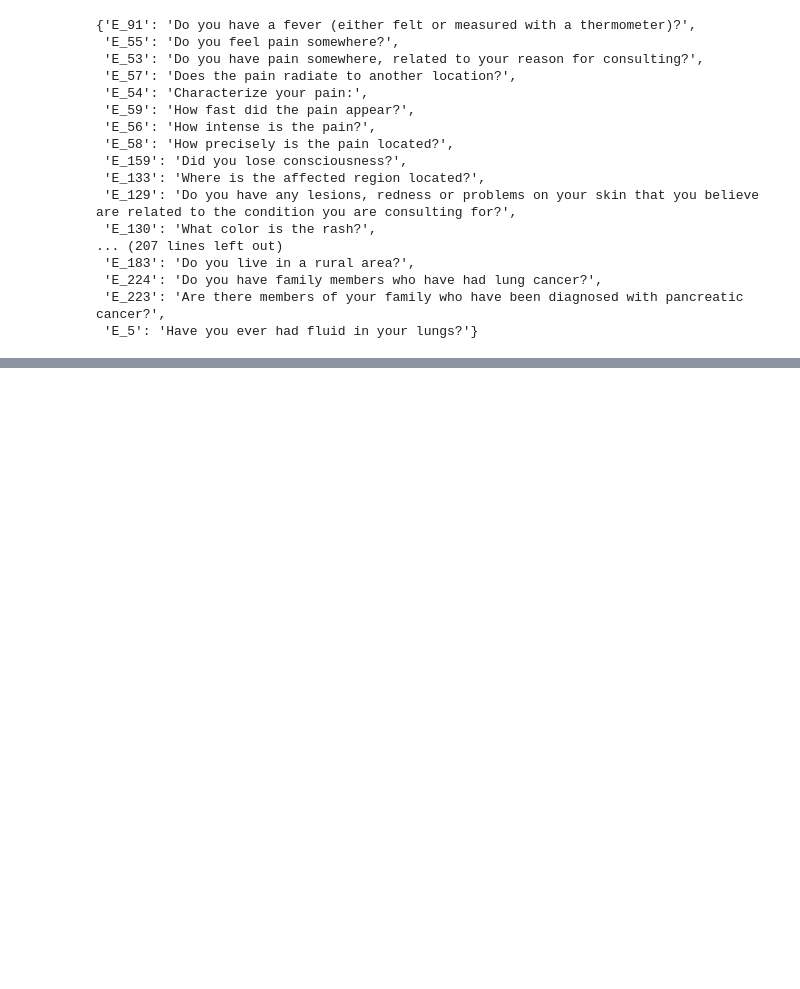
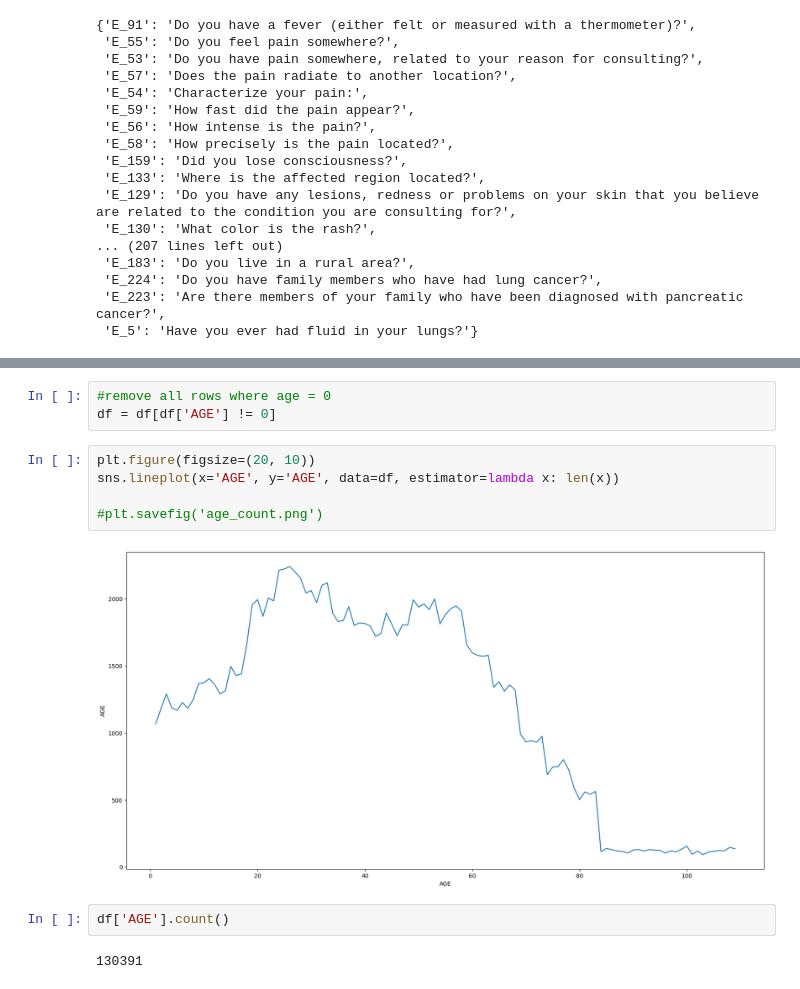
Before and after one commit to antil-samarth/Disease-prediction, a Jupyter notebook: head.ipynb, the cells around one changed output, grey strips where cells are left out. Cells and saved outputs as stored; diff of their text form; blank space fills up the shorter version.

```diff
--- a/head.ipynb
+++ b/head.ipynb
@@ -134,0 +212,14 @@ symptom_questions_dict
+# %%
+#remove all rows where age = 0
+df = df[df['AGE'] != 0]
+# %%
+plt.figure(figsize=(20, 10))
+sns.lineplot(x='AGE', y='AGE', data=df, estimator=lambda x: len(x))
+
+#plt.savefig('age_count.png')
+# %% [output]
+[figure, added]
+# %%
+df['AGE'].count()
+# %% [output]
+130391
```
Also changed, not shown: parts of 10 cells of this notebook, 1 other file.
